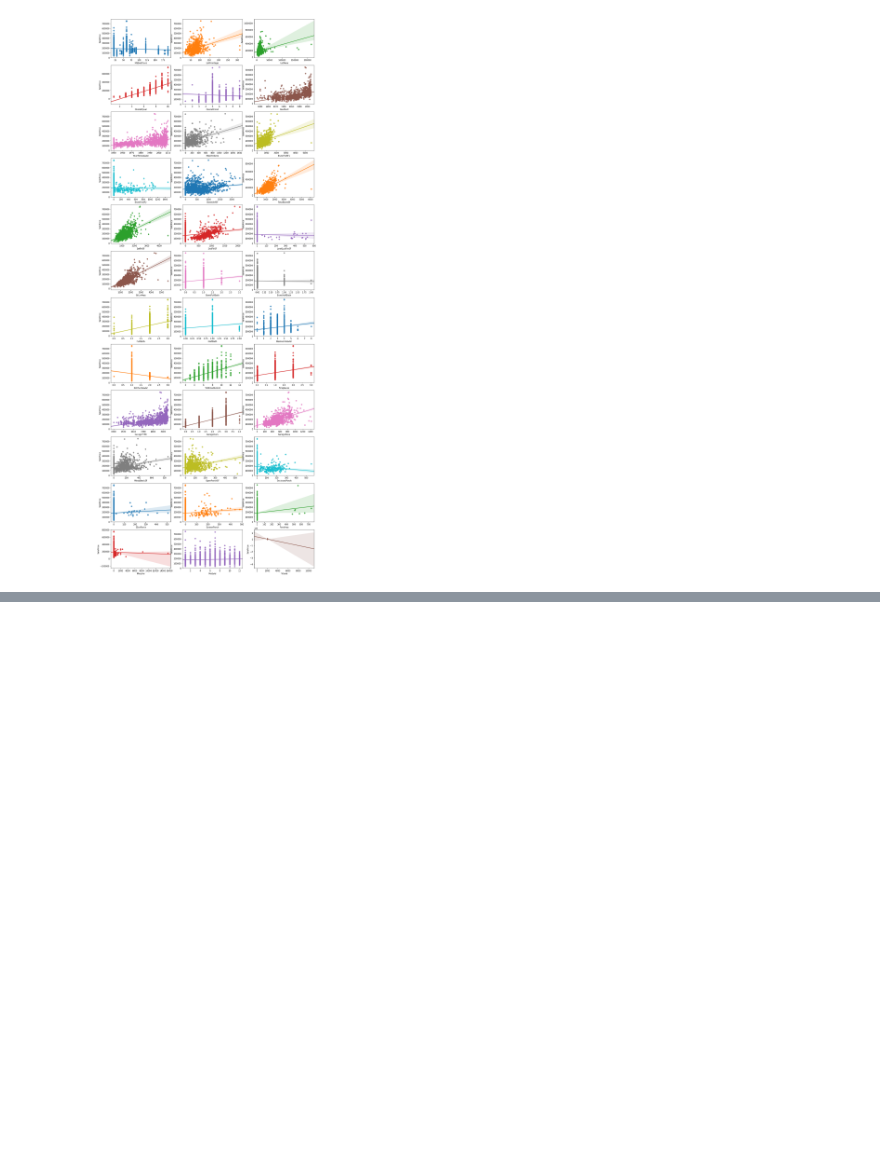
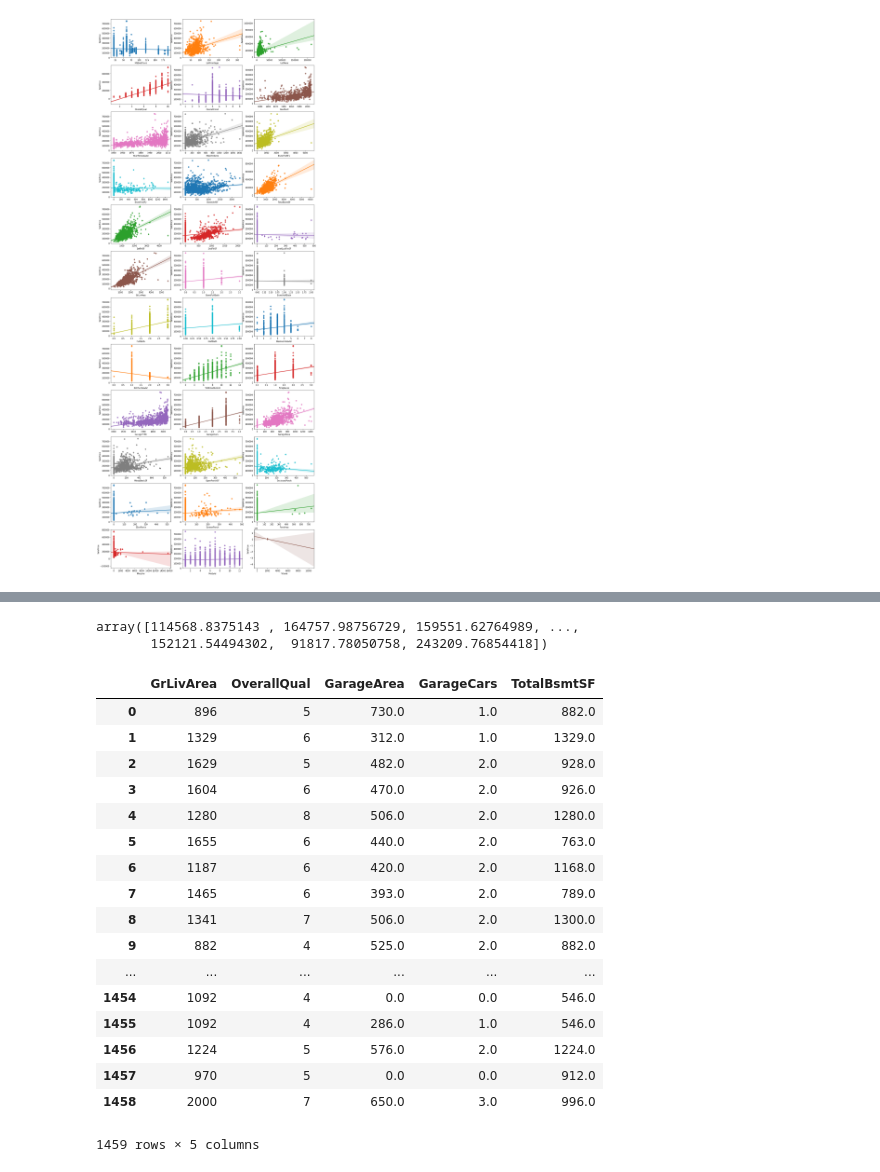
Before and after one commit to alyssajlin/GStem, a Jupyter notebook: House Prices- Advanced Regression Techniques.ipynb, the cells around one changed output, grey strips where cells are left out. Saved outputs shown, nothing was run; the diff lists cells and outputs as text; code cells hidden in the pictures; blank space fills up the shorter version.

```diff
--- a/House Prices- Advanced Regression Techniques.ipynb
+++ b/House Prices- Advanced Regression Techniques.ipynb
@@ -412,0 +311,18 @@ Root Mean squared error (RMSE): 39743.63
+# %%
+test=pd.read_csv("test.csv")
+col_ = ['GrLivArea', 'OverallQual', 'GarageArea', 'GarageCars', 'TotalBsmtSF']
+for i in col_:
+    if(sum(test[i].isnull())>0):
+        test[i].fillna(0, inplace=True)
+        test[i].astype(int)
+
+
+x_test=test[col_]
+regr = linear_model.LinearRegression()
+regr.fit(data[col_], data[['SalePrice']])
+train_prediction = regr.predict(x_test)
+train_prediction = train_prediction.ravel()
+train_prediction
+# %% [output]
+array([114568.8375143 , 164757.98756729, 159551.62764989, ...,
+       152121.54494302,  91817.78050758, 243209.76854418])
@@ -412,0 +332,21 @@ Root Mean squared error (RMSE): 39743.63
+# %%
+test[col_]
+# %% [output]
+|  | GrLivArea | OverallQual | GarageArea | GarageCars | TotalBsmtSF |
+| 0 | 896 | 5 | 730.0 | 1.0 | 882.0 |
+| 1 | 1329 | 6 | 312.0 | 1.0 | 1329.0 |
+| 2 | 1629 | 5 | 482.0 | 2.0 | 928.0 |
+| 3 | 1604 | 6 | 470.0 | 2.0 | 926.0 |
+| 4 | 1280 | 8 | 506.0 | 2.0 | 1280.0 |
+| 5 | 1655 | 6 | 440.0 | 2.0 | 763.0 |
+| 6 | 1187 | 6 | 420.0 | 2.0 | 1168.0 |
+| 7 | 1465 | 6 | 393.0 | 2.0 | 789.0 |
+| 8 | 1341 | 7 | 506.0 | 2.0 | 1300.0 |
+| 9 | 882 | 4 | 525.0 | 2.0 | 882.0 |
+| ... | ... | ... | ... | ... | ... |
+| 1454 | 1092 | 4 | 0.0 | 0.0 | 546.0 |
+| 1455 | 1092 | 4 | 286.0 | 1.0 | 546.0 |
+| 1456 | 1224 | 5 | 576.0 | 2.0 | 1224.0 |
+| 1457 | 970 | 5 | 0.0 | 0.0 | 912.0 |
+| 1458 | 2000 | 7 | 650.0 | 3.0 | 996.0 |
+1459 rows × 5 columns
```
Also changed, not shown: parts of 34 cells of this notebook, 2 other files.
